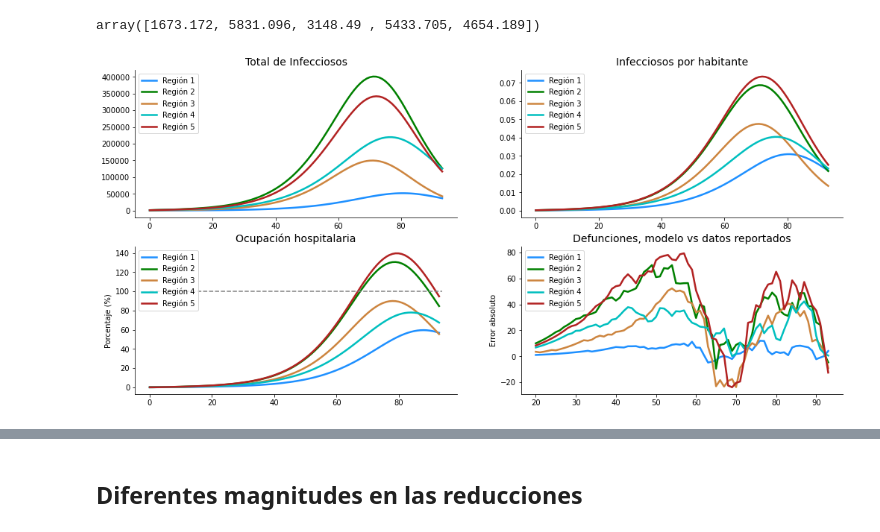
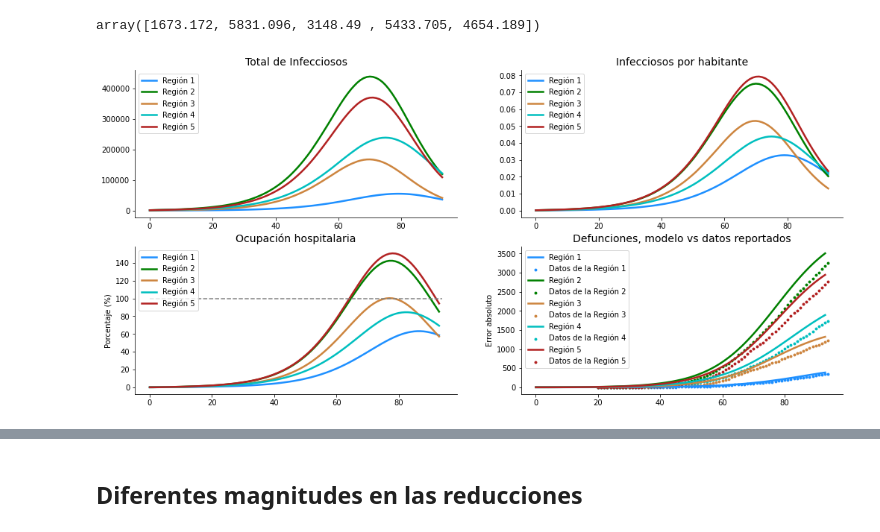
Before and after one commit to edtrelo/COVID19Model, a Jupyter notebook: src/model/EDAregions.ipynb, the cells around one changed output, grey strips where cells are left out. Saved outputs shown, nothing was run; the diff lists cells and outputs as text; code cells hidden in the pictures.

```diff
--- a/src/model/EDAregions.ipynb
+++ b/src/model/EDAregions.ipynb
@@ -331,2 +386,0 @@ plt.show()
-# %%
-β = lambda t, i: np.polyval(t, paramsB[i])
@@ -337 +394,4 @@ Sols.shape
+# %%
+def L(t, i):
+    return sum((β(t, k)* Ω(i, k, t) * sum(( Ω(m, k, t) * (Ip(t, m) + Ia(t, m) + f*Im(t, m))  for m in range(5))) for k in range(5)))
 # %%
@@ -366,5 +447,5 @@ Sols.shape
 # %%
-def Model(t, X):
+def Model(t, X, params):
 
     dXdt = np.zeros(5*8)
 
@@ -377,16 +458,21 @@ def Model(t, X):
     Ia = lambda i: X[8*i + 6]
     Im = lambda i: X[8*i + 7]
 
-    def Ω(i, j, d):
-        wd = (fecha_inicio.weekday() + d) % 7
+    red_traf = params
+
+    def Ω(i, j, dia):
+
+        wd = int((fecha_inicio.weekday() + dia) % 7)
         if wd == 5:
             p = v[1].iloc[i, j] / sum(v[1].iloc[i])
         elif wd == 6:
             p = v[2].iloc[i, j] / sum(v[2].iloc[i])
         else:
             p = v[0].iloc[i, j] / sum(v[0].iloc[i])
-        if d > inicio_red:
+
+        if dia > inicio_red:
             p = (1-red_traf)*p
+
         return p
 
     L = lambda t, i: sum((β(t,k)*Ω(i, k, t)* sum([Ω(m, k, t) * (Ip(m) + Ia(m) + f*Im(m)) for m in range(5)]) for k in range(5)))
@@ -394,7 +480,7 @@ def Model(t, X):
     for i in range(5):
         # X_i; los componentes de cada ciudad
         # ecuación de los suceptibles para la ciudad i
-        fuerza = λ(t, i)
+        fuerza = L(t, i)
         dXdt[8*i + 0] = -fuerza*S(i)
         # ecuación de los expuestos para la ciudad i
         dXdt[8*i + 1] = fuerza*S(i) - l*E(i)
@@ -424,13 +510,13 @@ for i in range(5):
     else:
         x0.extend([pob[i]-x0df.iloc[i, 0]-x0df.iloc[i, 1], x0df.iloc[i, 1], x0df.iloc[i, 0], 0, 0, 0, 0, 0])
 # %%
-def solucionar():
+def solucionar(r = 0.7):
         """Función que ocupamos para obtener la solución del sistema y que va
         a ajustarse a los datos."""
 
         t = np.array(range(94))
 
-        solu = solve_ivp(Model, (0, 94), x0, t_eval = t, method = 'LSODA', max_step=0.02)
+        solu = solve_ivp(Model, (0, 94), x0, t_eval = t, method = 'LSODA', args=(r,) )
 
 
         return solu.y
@@ -457,35 +543,37 @@ array([1673.172, 5831.096, 3148.49 , 5433.705, 4654.189])
 t  = np.array(range(94))
 
 fig, ax = plt.subplots(2, 2, figsize = (17, 8))
 
 for i in range(5):
     ax[0, 0].plot(s[8*i + 6] + s[8*i + 7] + s[8*i + 2], label = 'Región {}'.format(i+1), color = colores[i], linewidth = 2.5)
     ax[0, 1].plot((s[8*i + 6] + s[8*i + 7] + s[8*i + 2])/pob[i],  label = 'Región {}'.format(i+1), color = colores[i], linewidth = 2.5)
     ax[1, 0].plot(s[8*i + 4]/ camas[i], color = colores[i], label = 'Región {}'.format(i+1), linewidth = 2.5)
-    ax[1, 1].plot(range(20, 94), (s[8*i + 5, 20: ] - acumdefun.iloc[i,:-1]), color = colores[i], linewidth = 2.5,
+    ax[1, 1].plot((s[8*i + 5]), color = colores[i], linewidth = 2.5,
                  label = 'Región {}'.format(i+1))
+    ax[1, 1].scatter(range(20, 95), acumdefun.iloc[i], color = colores[i], linewidth = 2.5,
+                 label = 'Datos de la Región {}'.format(i+1), s = 2)
 
 
 
 ax[0,0].set_title('Total de Infecciosos', fontsize = 14)
 ax[0,1].set_title('Infecciosos por habitante', fontsize = 14)
 ax[1,0].set_title('Ocupación hospitalaria', fontsize = 14)
 ax[1,1].set_title('Defunciones, modelo vs datos reportados', fontsize = 14)
 
 ax[1,0].set_ylabel('Porcentaje (%)')
 ax[1,1].set_ylabel('Error absoluto')
 
 for a in ax.ravel():
     a.legend()
     a.spines['top'].set_visible(False)
     a.spines['right'].set_visible(False)
 
 ax[1,0].set_yticklabels(['-20', '0', '20', '40', '60', '80', '100', '120', '140'])
 ax[1,0].hlines(1.0, 0, 94, linestyle = '--', color = 'grey')
 
 plt.show()
 # %% [output]
-[figure, old version]
+[figure, new version]
 # %%
 infecciosos = np.array([s[8*i + 6] + s[8*i + 7] + s[8*i + 2] for i in range(5)])
 # %%
```
Also changed, not shown: parts of 73 cells of this notebook, 13 other files.
